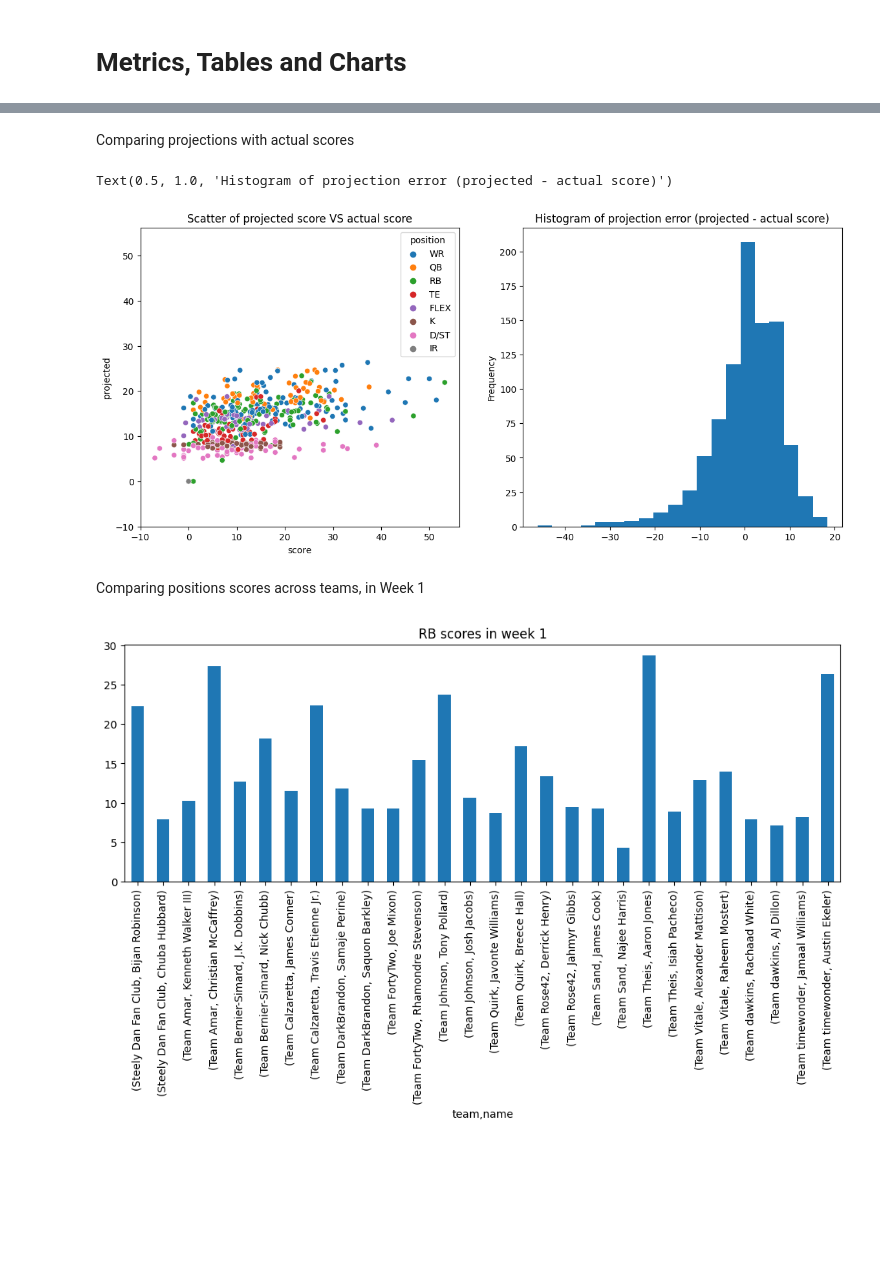
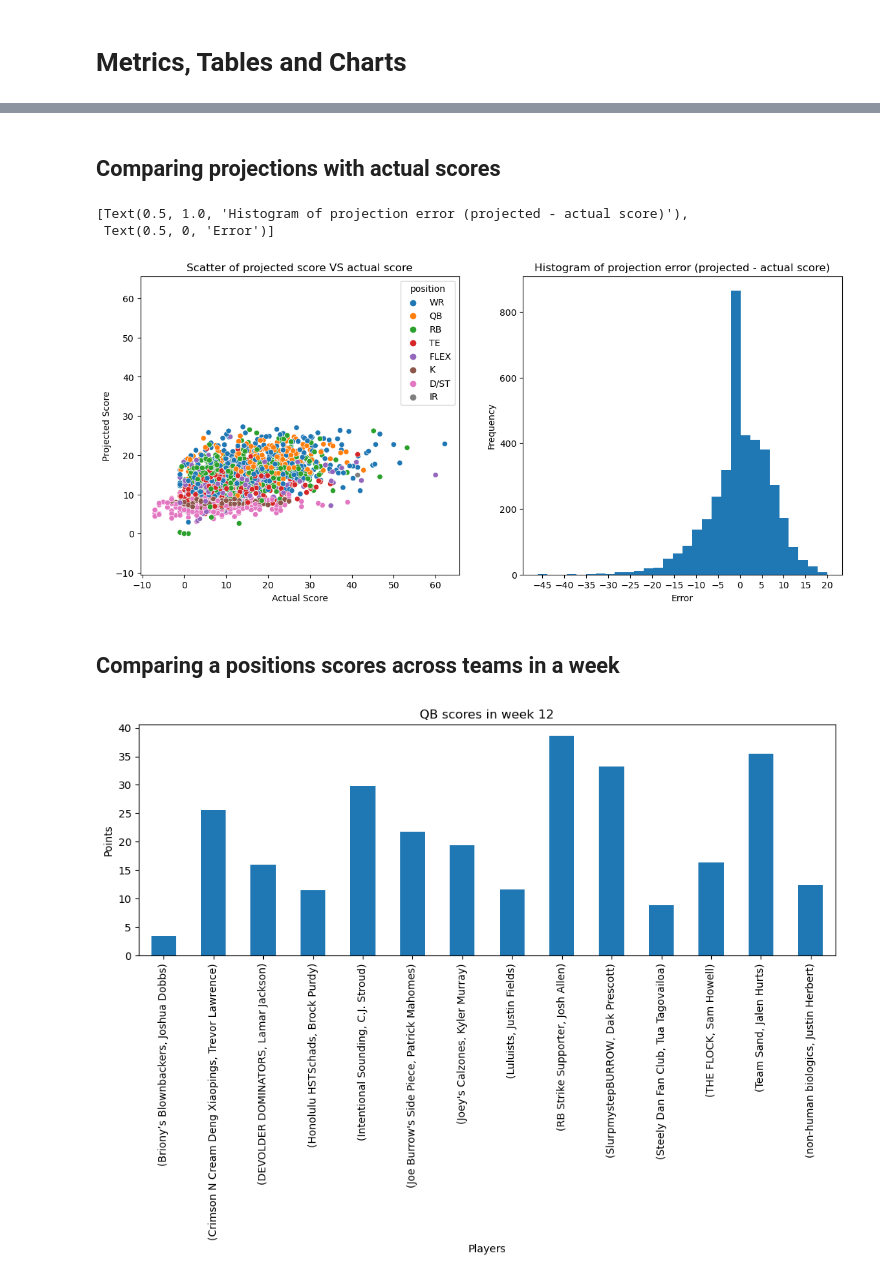
Before and after one commit to alexbatistaarantes/data-analysis, a Jupyter notebook: analysis/Fantasy Football/Fantasy Football.ipynb, the cells around one changed output, grey strips where cells are left out. Saved outputs shown, nothing was run; the diff lists cells and outputs as text; code cells hidden in the pictures; blank space fills up the shorter version.

```diff
--- a/analysis/Fantasy Football/Fantasy Football.ipynb
+++ b/analysis/Fantasy Football/Fantasy Football.ipynb
@@ -22,6 +18,6 @@ mt = pd.read_csv("data/matches.csv")
 ## Some Variables to work with
 # %%
 my_team = "Steely Dan Fan Club"
-last_full_week = 4
+last_full_week = 17
 # %% [markdown]
 ## Prepare
@@ -163,35 +196,43 @@ ax[2].legend(fontsize="x-small")
 # %% [markdown]
-Comparing projections with actual scores
+## Comparing projections with actual scores
 # %%
+import matplotlib.ticker as ticker
+
 fig, axs = plt.subplots(figsize=(14, 6), ncols=2)
 
 df['projection_error'] = df.projected - df.score
 
 sns.scatterplot(data=df[df.position!='Bench'], x='score', y='projected', hue='position', ax=axs[0])
-axs[0].set_title("Scatter of projected score VS actual score")
+axs[0].set(title="Scatter of projected score VS actual score", xlabel="Actual Score", ylabel="Projected Score")
 # Y axis limits to the same as X axis limits
 axs[0].set_ylim(bottom=axs[0].get_xlim()[0], top=axs[0].get_xlim()[1])
 
-df['projection_error'].plot.hist(bins=20, ax=axs[1])
-axs[1].set_title("Histogram of projection error (projected - actual score)")
+df['projection_error'].plot.hist(bins=30, ax=axs[1])
+axs[1].xaxis.set_major_locator(ticker.MultipleLocator(5))
+axs[1].set(title="Histogram of projection error (projected - actual score)", xlabel="Error")
 # %% [output]
-Text(0.5, 1.0, 'Histogram of projection error (projected - actual score)')
+[Text(0.5, 1.0, 'Histogram of projection error (projected - actual score)'),
+ Text(0.5, 0, 'Error')]
-[figure, old version]
+[figure, new version]
 # %% [markdown]
-Comparing positions scores across teams, in Week 1
+## Comparing a positions scores across teams in a week
 # %%
-week = 1
-position = 'RB'
+week = 12
+position = 'QB'
 
-rb_score_week_1 = df[(df.week==week) & (df.position==position)][["team", "name", "score"]]\
+rb_score_week = df[(df.week==week) & (df.position==position)][["team", "name", "score"]]\
     .sort_values(by="team")\
     .set_index(["team", "name"])
 
 fig, ax = plt.subplots(figsize=(12, 4))
-rb_score_week_1.plot.bar(ax=ax, legend=False)
+rb_score_week.plot.bar(ax=ax, legend=False)
 
 ax.set_title(f"{position} scores in week {week}")
+#ax.set_xticks(ax.get_xticks(), labels=rb_score_week.index.get_level_values(1))
+ax.set_xlabel("Players")
+
+ax.set_ylabel("Points")
 
 plt.show()
 # %% [output]
-[figure, old version]
+[figure, new version]
```
Also changed, not shown: parts of 20 cells of this notebook, 3 other files.
